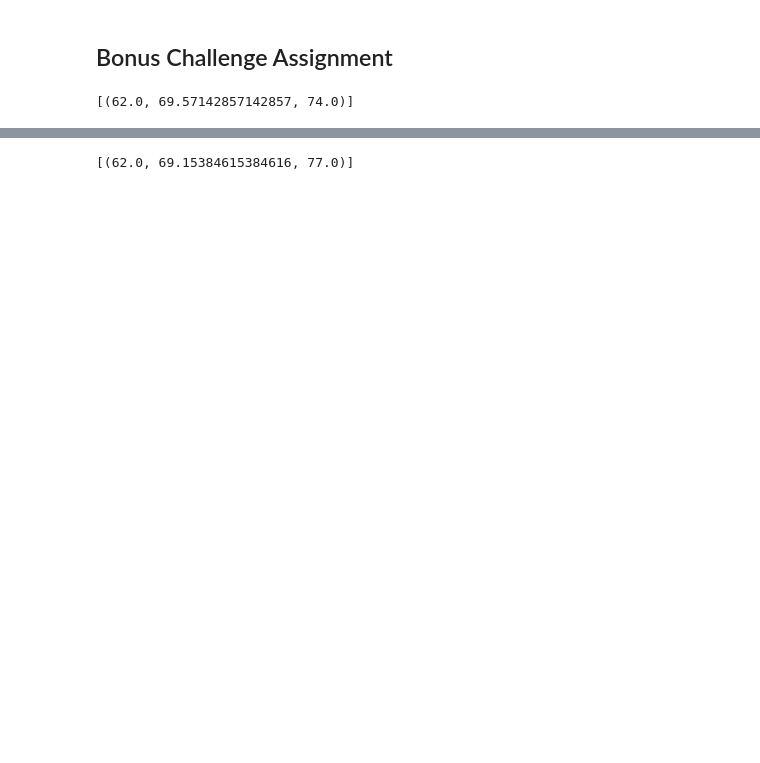
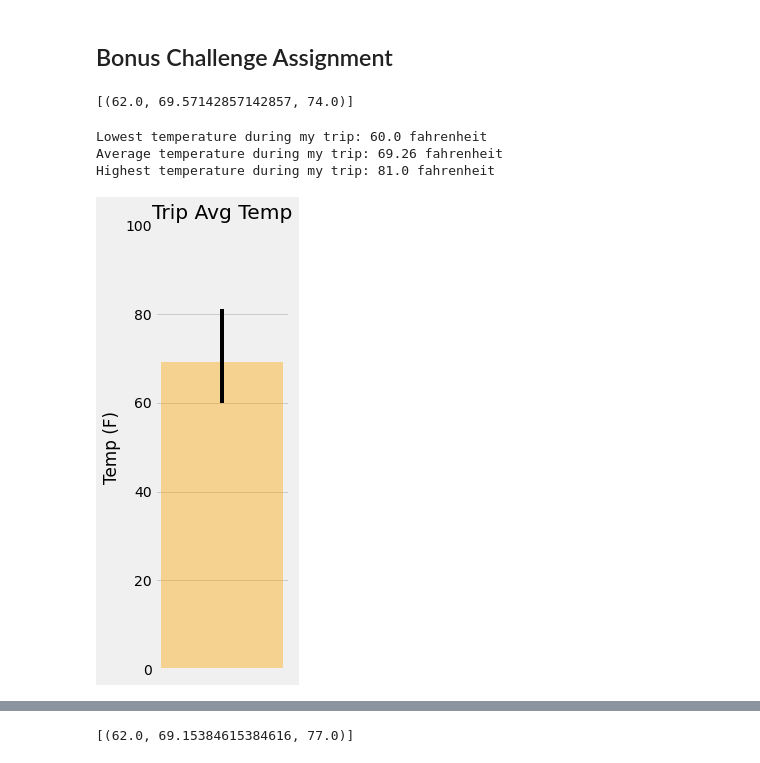
Before and after one commit to sabrinasaleh/sqlalchemy-challenge, a Jupyter notebook: climate_starter.ipynb, the cells around one changed output, grey strips where cells are left out. Cells and saved outputs as stored; diff of their text form; code cells hidden in the pictures; blank space fills up the shorter version.

```diff
--- a/climate_starter.ipynb
+++ b/climate_starter.ipynb
@@ -257,8 +261,36 @@ print(calc_temps("2012-02-28", "2012-03-05"))
 # %%
 # Use your previous function `calc_temps` to calculate the tmin, tavg, and tmax
 # for your trip using the previous year's data for those same dates.
+trip_temps = calc_temps("2017-01-04", "2017-01-18")
+
+print(f"Lowest temperature during my trip: {trip_temps[0][0]} fahrenheit")
+print(f"Average temperature during my trip: {round(trip_temps[0][1], 2)} fahrenheit")
+print(f"Highest temperature during my trip: {trip_temps[0][2]} fahrenheit")
+# %% [output]
+Lowest temperature during my trip: 60.0 fahrenheit
+Average temperature during my trip: 69.26 fahrenheit
+Highest temperature during my trip: 81.0 fahrenheit
 # %%
 # Plot the results from your previous query as a bar chart.
 # Use "Trip Avg Temp" as your Title
 # Use the average temperature for the y value
 # Use the peak-to-peak (tmax-tmin) value as the y error bar (yerr)
+min_temp = trip_temps[0][0]
+avg_temp = trip_temps[0][1]
+max_temp = trip_temps[0][2]
+
+min_error = avg_temp - min_temp
+max_error = max_temp - avg_temp
+errorBars = np.array([[min_error], [max_error]])
+
+plt.figure(figsize=(3, 7))
+plt.bar(0, avg_temp, yerr=errorBars, color="orange", alpha=0.4)
+plt.title("Trip Avg Temp")
+plt.xticks([])
+plt.ylim(0, 100)
+plt.ylabel("Temp (F)")
+plt.tight_layout()
+plt.savefig("Images/sabrina_temperature.png")
+plt.show()
+# %% [output]
+[figure, added]
```
Also changed, not shown: parts of 14 cells of this notebook.
